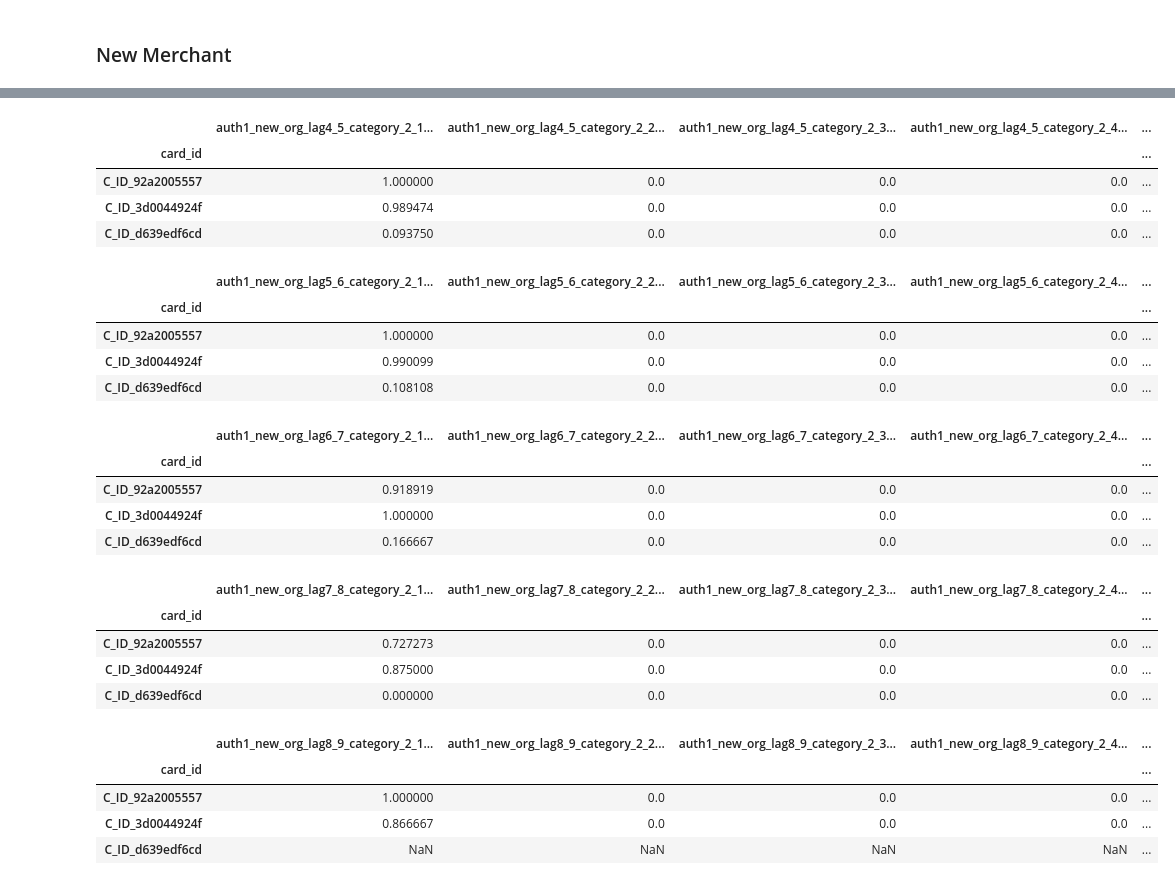
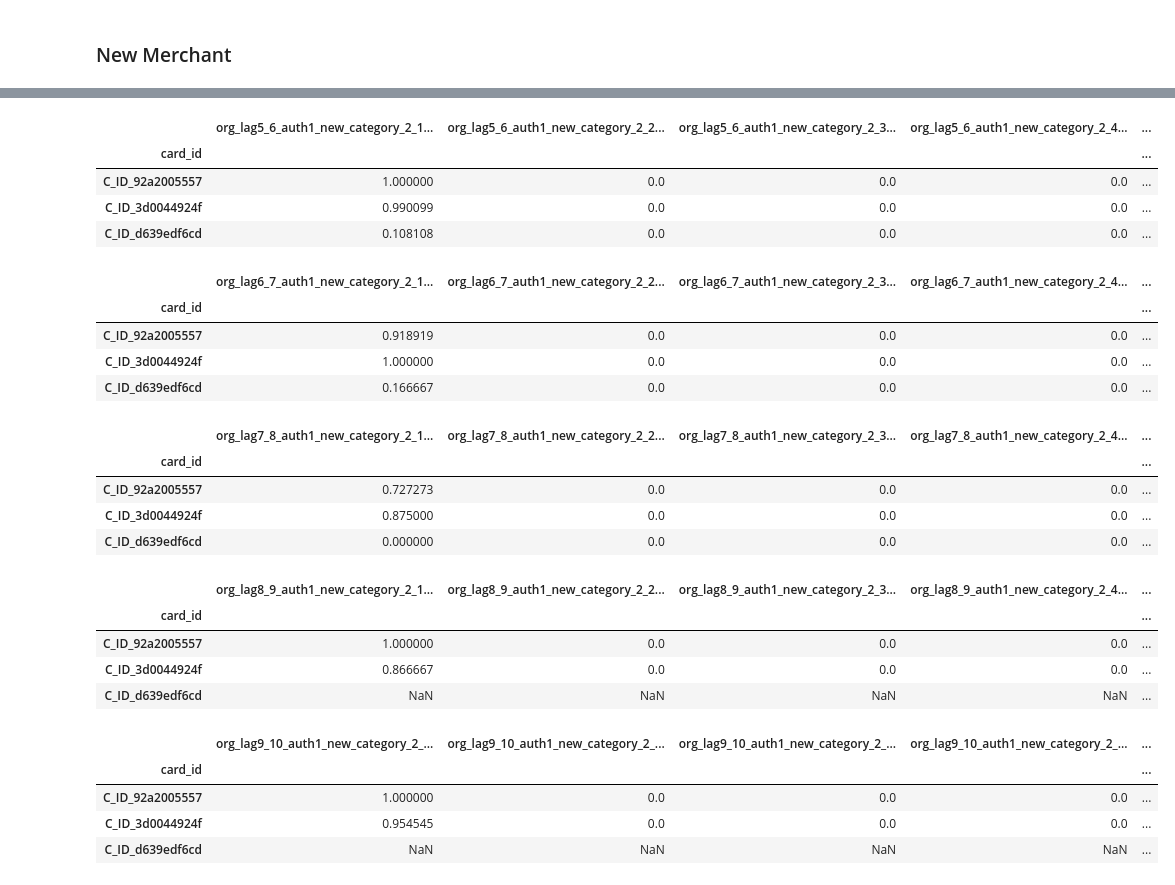
Before and after one commit to Chestnut1999/Elo-Recommendation-23place, a Jupyter notebook: jpy/180_182_elo_fe4_new_merchant.ipynb, the cells around one changed output, grey strips where cells are left out. Saved outputs shown, nothing was run; the diff lists cells and outputs as text; code cells hidden in the pictures.

```diff
--- a/jpy/180_182_elo_fe4_new_merchant.ipynb
+++ b/jpy/180_182_elo_fe4_new_merchant.ipynb
@@ -86,19 +73,19 @@ SystemExit:
 m_id = 'merchant_id'
 mc_id = 'merchant_category_id'
 lag_col = 'org_month_lag'
-past_1 = 0
-past_2 = 3
-future_1 = 4
-future_2 = 5
+# past_1 = 0
+# past_2 = 3
+# future_1 = 4
+# future_2 = 5
 
-past_2_list = np.array([3,4,5,6,7,8,9,10])
+past_2_list = np.array([4,5,6,7,8,9,10])
 past_1_list = np.zeros(len(past_2_list))
 
 future_1_list = past_2_list.copy() + 1
 future_2_list = future_1_list.copy() + 1
 
 feat_list = []
-fname_list = [ f'auth1_new_' ,f'auth0_new_']
+fname_list = [ f'auth1_new' ,f'auth0_new']
 
 
 def get_new_columns(name,aggs):
@@ -256,7 +243,7 @@ for df, fname_base in zip([auth1], fname_list):
         future_1 = past_2+1
         future_2 = past_2+2
 #         fname = f'180_l{future_1}{future_2}'
-        fname = fname_base + f'org_lag{future_1}_{future_2}'
+        fname = f'org_lag{future_1}_{future_2}' + '_' + fname_base
 
         df_train = utils.read_df_pkl('../input/train0*')
         df_test = utils.read_df_pkl('../input/test0*')
@@ -276,51 +263,51 @@ for df, fname_base in zip([auth1], fname_list):
 
         future.drop('index', axis=1, inplace=True)
         future.dropna(inplace=True)
 
         # ここでtransactionをinner joinしてnew_merchantに対する購買履歴のみのテーブルができる
         new_hist = future.merge(df, how='inner', on=[key, mc_id, m_id])
 
         feat_agg(new_hist, fname)
 
 
 # for df in feat_list:
 #     try:
 #         df.drop(['feature_1', 'feature_2', 'feature_3', 'first_active_month', 'target'], axis=1, inplace=True)
 #     except KeyError:
 #         pass
 
 #     try:
 #         df.set_index(key, inplace=True)
 #     except KeyError:
 #         pass
 
 #     train_test = train_test.join(df)
 
 # train_test = impute_agg(train_test)
 # display(train_test.head())
 # %% [output]
-|  | auth1_new_org_lag4_5_category_2_1... | auth1_new_org_lag4_5_category_2_2... | auth1_new_org_lag4_5_category_2_3... | auth1_new_org_lag4_5_category_2_4... | ... |
+|  | org_lag5_6_auth1_new_category_2_1... | org_lag5_6_auth1_new_category_2_2... | org_lag5_6_auth1_new_category_2_3... | org_lag5_6_auth1_new_category_2_4... | ... |
 | card_id |  |  |  |  | ... |
 | C_ID_92a2005557 | 1.000000 | 0.0 | 0.0 | 0.0 | ... |
-| C_ID_3d0044924f | 0.989474 | 0.0 | 0.0 | 0.0 | ... |
-| C_ID_d639edf6cd | 0.093750 | 0.0 | 0.0 | 0.0 | ... |
+| C_ID_3d0044924f | 0.990099 | 0.0 | 0.0 | 0.0 | ... |
+| C_ID_d639edf6cd | 0.108108 | 0.0 | 0.0 | 0.0 | ... |
-|  | auth1_new_org_lag5_6_category_2_1... | auth1_new_org_lag5_6_category_2_2... | auth1_new_org_lag5_6_category_2_3... | auth1_new_org_lag5_6_category_2_4... | ... |
+|  | org_lag6_7_auth1_new_category_2_1... | org_lag6_7_auth1_new_category_2_2... | org_lag6_7_auth1_new_category_2_3... | org_lag6_7_auth1_new_category_2_4... | ... |
 | card_id |  |  |  |  | ... |
-| C_ID_92a2005557 | 1.000000 | 0.0 | 0.0 | 0.0 | ... |
-| C_ID_3d0044924f | 0.990099 | 0.0 | 0.0 | 0.0 | ... |
-| C_ID_d639edf6cd | 0.108108 | 0.0 | 0.0 | 0.0 | ... |
+| C_ID_92a2005557 | 0.918919 | 0.0 | 0.0 | 0.0 | ... |
+| C_ID_3d0044924f | 1.000000 | 0.0 | 0.0 | 0.0 | ... |
+| C_ID_d639edf6cd | 0.166667 | 0.0 | 0.0 | 0.0 | ... |
-|  | auth1_new_org_lag6_7_category_2_1... | auth1_new_org_lag6_7_category_2_2... | auth1_new_org_lag6_7_category_2_3... | auth1_new_org_lag6_7_category_2_4... | ... |
+|  | org_lag7_8_auth1_new_category_2_1... | org_lag7_8_auth1_new_category_2_2... | org_lag7_8_auth1_new_category_2_3... | org_lag7_8_auth1_new_category_2_4... | ... |
 | card_id |  |  |  |  | ... |
-| C_ID_92a2005557 | 0.918919 | 0.0 | 0.0 | 0.0 | ... |
-| C_ID_3d0044924f | 1.000000 | 0.0 | 0.0 | 0.0 | ... |
-| C_ID_d639edf6cd | 0.166667 | 0.0 | 0.0 | 0.0 | ... |
+| C_ID_92a2005557 | 0.727273 | 0.0 | 0.0 | 0.0 | ... |
+| C_ID_3d0044924f | 0.875000 | 0.0 | 0.0 | 0.0 | ... |
+| C_ID_d639edf6cd | 0.000000 | 0.0 | 0.0 | 0.0 | ... |
-|  | auth1_new_org_lag7_8_category_2_1... | auth1_new_org_lag7_8_category_2_2... | auth1_new_org_lag7_8_category_2_3... | auth1_new_org_lag7_8_category_2_4... | ... |
+|  | org_lag8_9_auth1_new_category_2_1... | org_lag8_9_auth1_new_category_2_2... | org_lag8_9_auth1_new_category_2_3... | org_lag8_9_auth1_new_category_2_4... | ... |
 | card_id |  |  |  |  | ... |
-| C_ID_92a2005557 | 0.727273 | 0.0 | 0.0 | 0.0 | ... |
-| C_ID_3d0044924f | 0.875000 | 0.0 | 0.0 | 0.0 | ... |
-| C_ID_d639edf6cd | 0.000000 | 0.0 | 0.0 | 0.0 | ... |
+| C_ID_92a2005557 | 1.000000 | 0.0 | 0.0 | 0.0 | ... |
+| C_ID_3d0044924f | 0.866667 | 0.0 | 0.0 | 0.0 | ... |
+| C_ID_d639edf6cd | NaN | NaN | NaN | NaN | ... |
-|  | auth1_new_org_lag8_9_category_2_1... | auth1_new_org_lag8_9_category_2_2... | auth1_new_org_lag8_9_category_2_3... | auth1_new_org_lag8_9_category_2_4... | ... |
+|  | org_lag9_10_auth1_new_category_2_... | org_lag9_10_auth1_new_category_2_... | org_lag9_10_auth1_new_category_2_... | org_lag9_10_auth1_new_category_2_... | ... |
 | card_id |  |  |  |  | ... |
 | C_ID_92a2005557 | 1.000000 | 0.0 | 0.0 | 0.0 | ... |
-| C_ID_3d0044924f | 0.866667 | 0.0 | 0.0 | 0.0 | ... |
+| C_ID_3d0044924f | 0.954545 | 0.0 | 0.0 | 0.0 | ... |
 | C_ID_d639edf6cd | NaN | NaN | NaN | NaN | ... |
```
Also changed, not shown: parts of 3 cells of this notebook, 3 other files.
